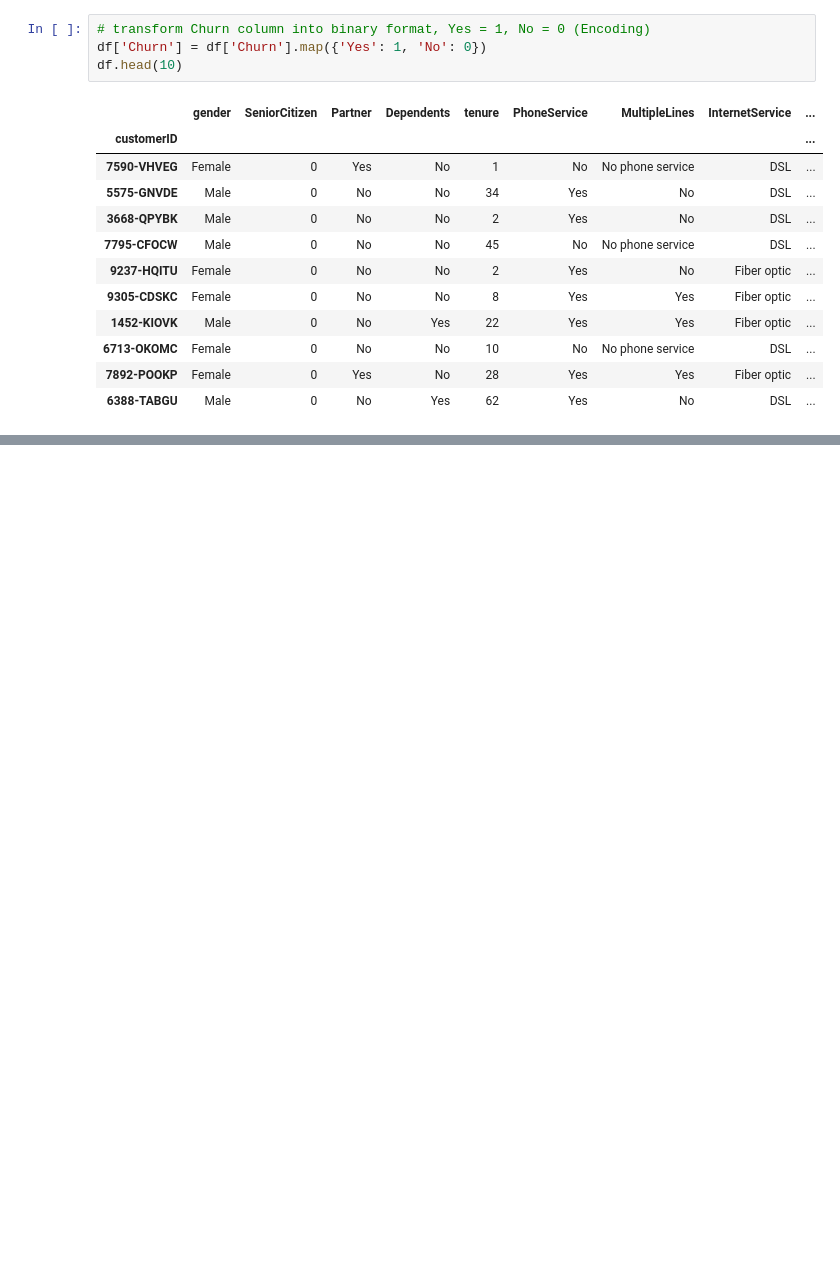
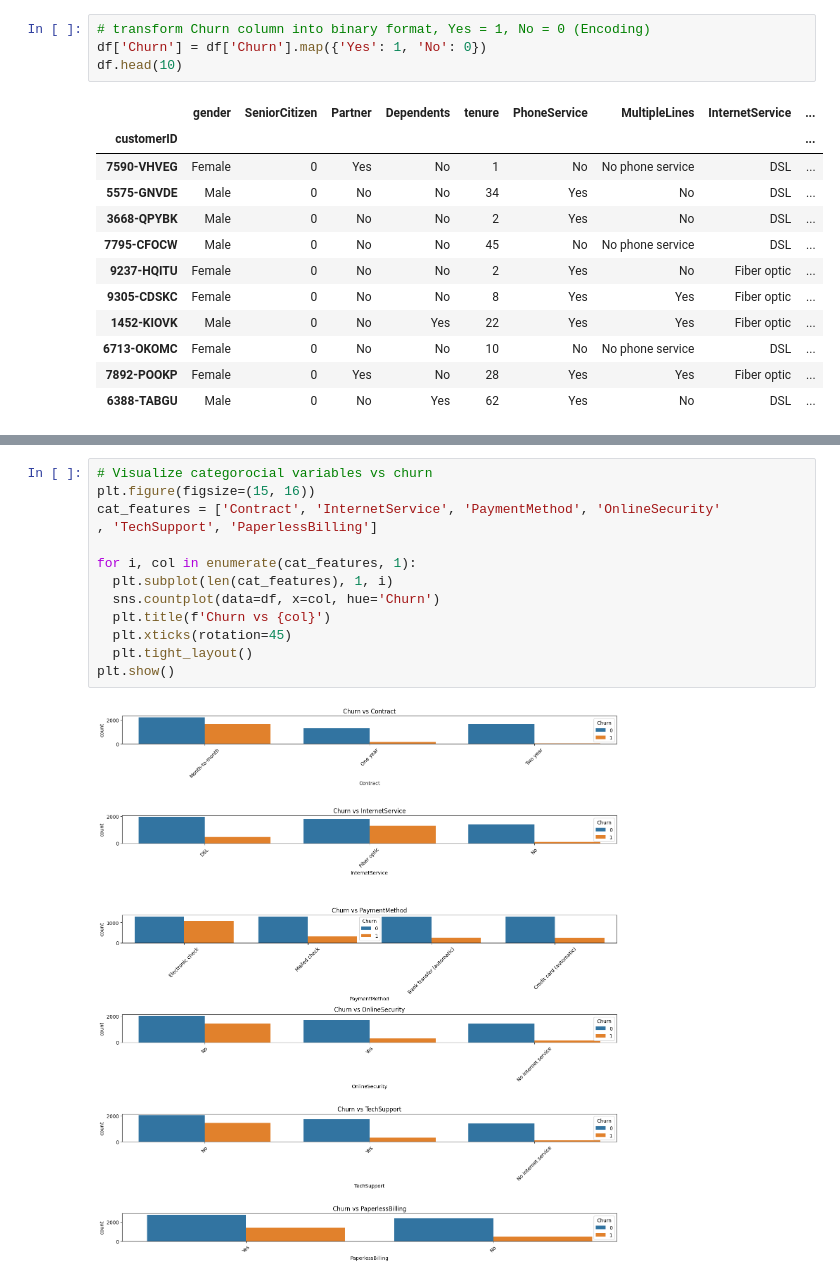
Before and after one commit to Kwasi-Dankwa/teleco-churn-project-ml, a Jupyter notebook: teleco_customer_churn.ipynb, the cells around one changed output, grey strips where cells are left out. Drawn from its saved outputs; the diff is of its cells as text; blank space fills up the shorter version.

```diff
--- a/teleco_customer_churn.ipynb
+++ b/teleco_customer_churn.ipynb
@@ -166,0 +196,15 @@ df.head(10)
+# %%
+# Visualize categorocial variables vs churn
+plt.figure(figsize=(15, 16))
+cat_features = ['Contract', 'InternetService', 'PaymentMethod', 'OnlineSecurity'
+, 'TechSupport', 'PaperlessBilling']
+
+for i, col in enumerate(cat_features, 1):
+  plt.subplot(len(cat_features), 1, i)
+  sns.countplot(data=df, x=col, hue='Churn')
+  plt.title(f'Churn vs {col}')
+  plt.xticks(rotation=45)
+  plt.tight_layout()
+plt.show()
+# %% [output]
+[figure, added]
```
Also changed, not shown: parts of 8 cells of this notebook.
